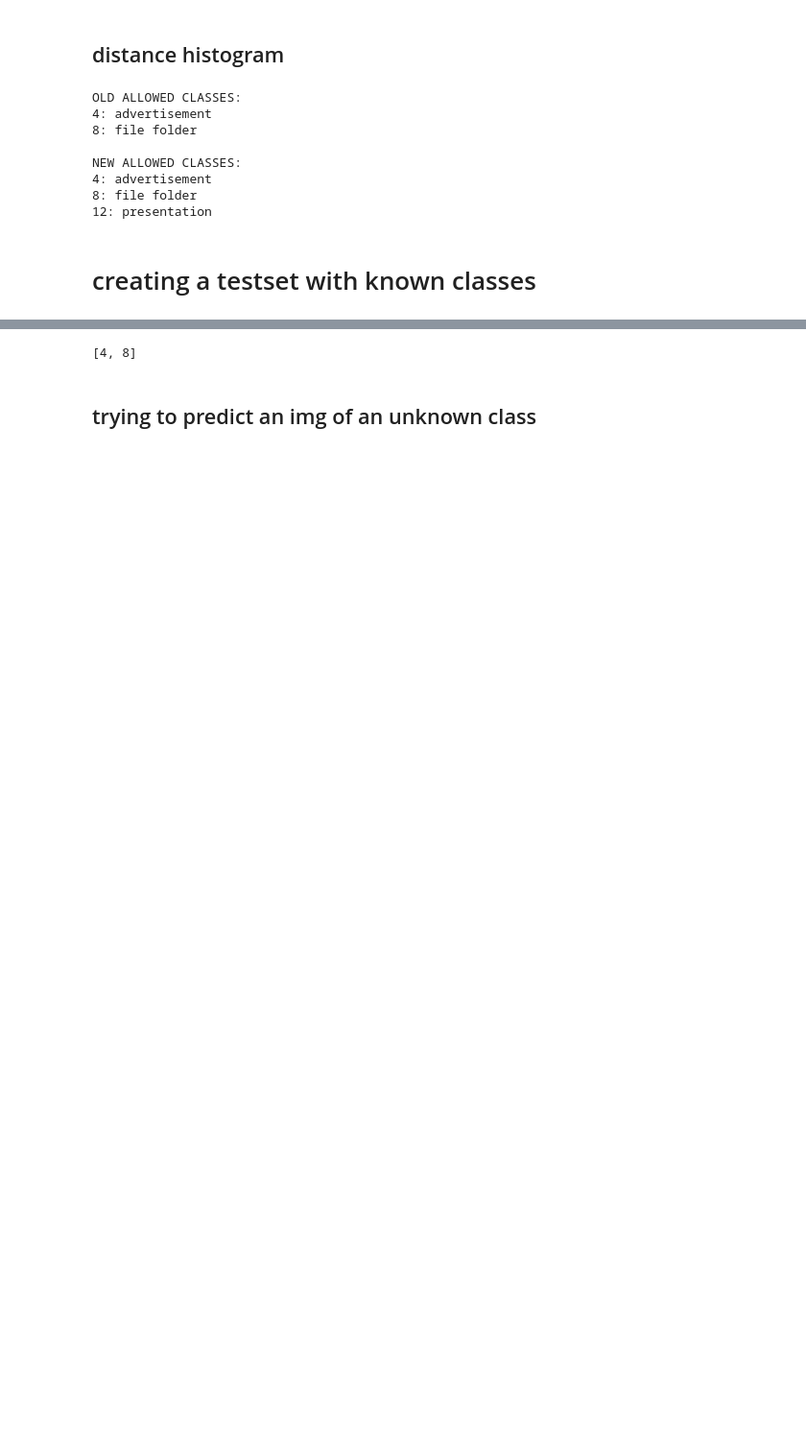
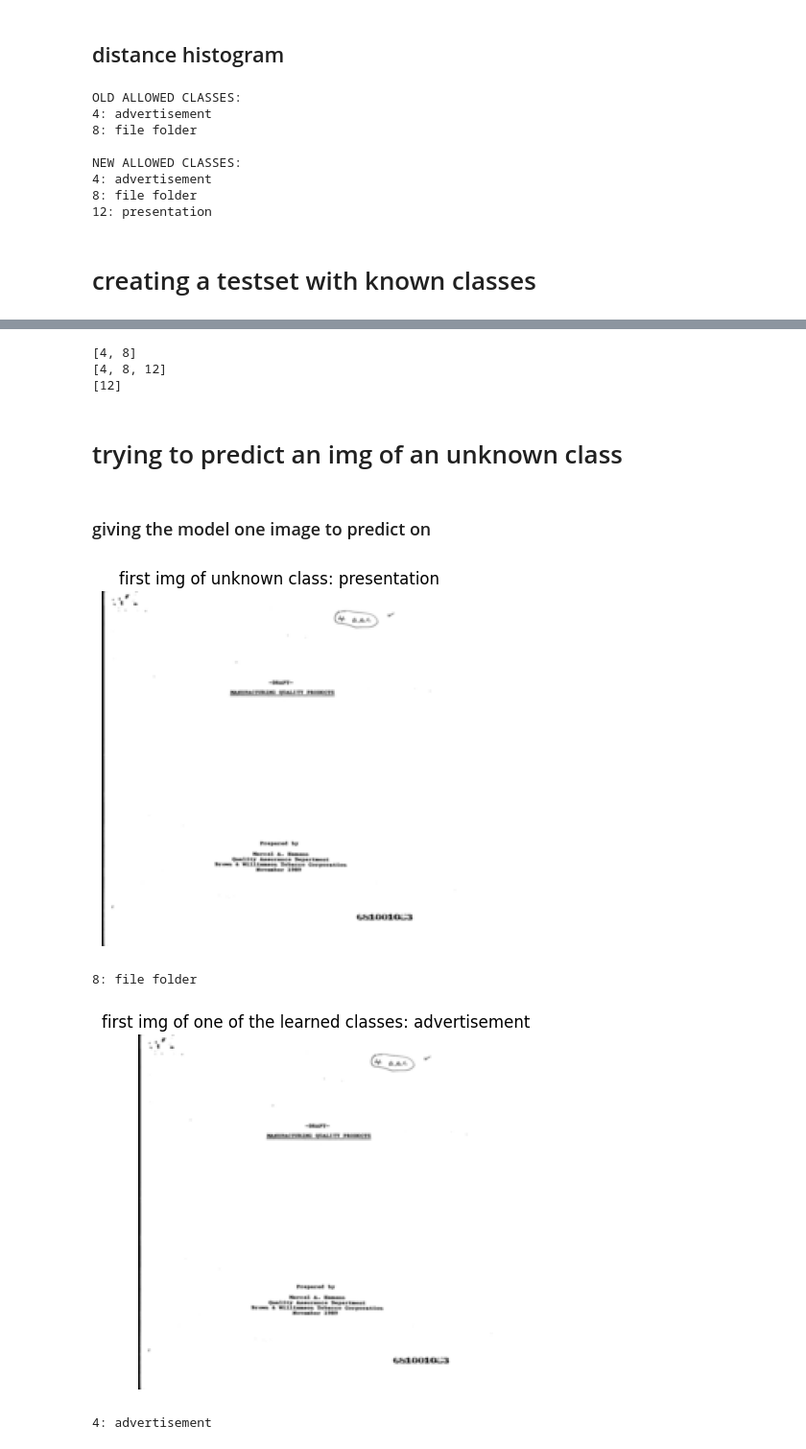
Before and after one commit to lucahuen/bachelor_siamese_network, a Jupyter notebook: rvl_cdip_siamese_network.ipynb, the cells around one changed output, grey strips where cells are left out. Shown at 96% size. Saved outputs shown, nothing was run; the diff lists cells and outputs as text; code cells hidden in the pictures; blank space fills up the shorter version.

```diff
--- a/rvl_cdip_siamese_network.ipynb
+++ b/rvl_cdip_siamese_network.ipynb
@@ -314,7 +304,6 @@ class ContrastiveLoss(nn.Module):
 # %%
 from torch.utils.data import DataLoader
 
-device = "cuda" if torch.cuda.is_available() else "cpu"
 print(f"using {device}")
 net = ResNet18Model(input_shape=1, output_shape=128).to(device)
 criterion = ContrastiveLoss(margin=1.0)
@@ -695,8 +682,9 @@ class TemplateDatasetOfClass(Dataset):
 # %%
 print(ALLOWED_CLASSES)
+print(NEW_ALLOWED_CLASSES)
 
+TEMPLATE_COUNT = 5
 
-# TODO: automatically create datasets depending on allowed classes
 
 def create_datasets(list_of_classes, max_templates, transform=None):
     datasets = []
@@ -705,7 +693,12 @@ def create_datasets(list_of_classes, max_templates, transform=None):
     return datasets
 
 
-known_class_datasets = create_datasets(ALLOWED_CLASSES, max_templates=2, transform=transform)
-unknown_class_datasets = create_datasets([12], max_templates=20, transform=transform)
+NEW_CLASSES_ONLY = list(set(NEW_ALLOWED_CLASSES) - set(ALLOWED_CLASSES))
+print(NEW_CLASSES_ONLY)
+
+known_class_datasets = create_datasets(ALLOWED_CLASSES, max_templates=TEMPLATE_COUNT, transform=transform)
+unknown_class_datasets = create_datasets(NEW_CLASSES_ONLY, max_templates=20, transform=transform)
 # %% [output]
 [4, 8]
+[4, 8, 12]
+[12]
@@ -730,13 +705,13 @@ unknown_class_datasets = create_datasets([12], max_templates=20, transform=trans
 # %% [markdown]
-## trying to predict an img of an unknown class
+# trying to predict an img of an unknown class
 # %%
 def predict_class_of_img(model: nn.Module, img, known_class_datasets, threshold=0.5):
     """
 
-    :param model:
-    :param img:
-    :param known_class_datasets:
-    :param threshold:
+    :param model: the model making the predictions
+    :param img: image to be predicted on (shape must be [1, 1, 224, 224])
+    :param known_class_datasets: list of datasets where the templates live
+    :param threshold: threshold defining how confident the model must be to predict a class
     :return: the predicted class (0-15) of the given image, if no prediction could be made confidently it returns -1
     """
     assert img.shape == torch.Size(
@@ -772,18 +747,35 @@ def predict_class_of_img(model: nn.Module, img, known_class_datasets, threshold=
             # print(
             #     f"smallest distance ({best_mean_dist:.5f}) smaller than threshold ({threshold}). Predicting class: {best_class} (in words: {class_names[best_class]})")
             return best_class
+# %% [markdown]
+### giving the model one image to predict on
+# %%
+def print_pred(pred):
+    if pred == -1:
+        print(f"{pred}: unknown")
+    else:
+        print(f"{pred}: {class_names[pred]}")
 # %%
-# unknown_class_img = unknown_class_datasets[0].get_all_items()[0]
-# plt.title("test img of unknown class: presentation")
-# plt.imshow(unknown_class_img.squeeze(), cmap="gray")
-# plt.axis("off")
-# plt.show()
-# predict_class_of_img(net, unknown_class_img.unsqueeze(0), known_class_datasets)
-#
-# known_class_img = known_class_datasets[0].get_all_items()[0]
-# plt.title("test img of learned class: advertisement")
-# plt.imshow(unknown_class_img.squeeze(), cmap="gray")
-# plt.axis("off")
-# plt.show()
-# predict_class_of_img(net, known_class_img.unsqueeze(0), known_class_datasets)
+unknown_class_img = unknown_class_datasets[0].get_all_items()[0]
+unknown_class_name = class_names[unknown_class_datasets[0].get_class()]
+plt.title(f"first img of unknown class: {unknown_class_name}")
+plt.imshow(unknown_class_img.squeeze(), cmap="gray")
+plt.axis("off")
+plt.show()
+pred = predict_class_of_img(net, unknown_class_img.unsqueeze(0), known_class_datasets)
+print_pred(pred)
+
+known_class_img = known_class_datasets[0].get_all_items()[0]
+known_class_name = class_names[known_class_datasets[0].get_class()]
+plt.title(f"first img of one of the learned classes: {known_class_name}")
+plt.imshow(unknown_class_img.squeeze(), cmap="gray")
+plt.axis("off")
+plt.show()
+pred = predict_class_of_img(net, known_class_img.unsqueeze(0), known_class_datasets)
+print_pred(pred)
+# %% [output]
+[figure, added]
+8: file folder
+[figure, added]
+4: advertisement
 # %%
```
Also changed, not shown: parts of 22 cells of this notebook, 1 other file.
